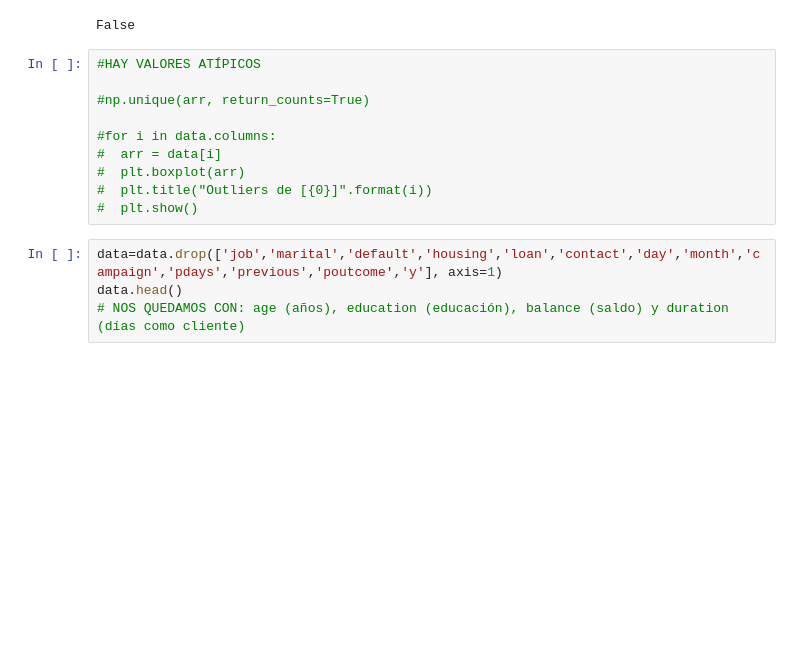
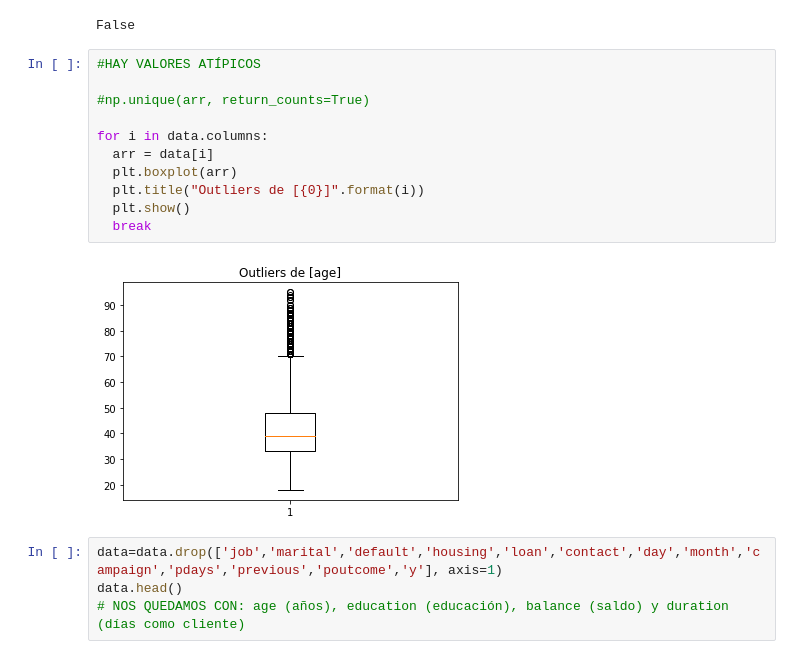
Before and after one commit to javierarteagapuell/deeplearning, a Jupyter notebook: Ejercicio2.ipynb, the cells around one changed output. Cells and saved outputs as stored; diff of their text form; blank space fills up the shorter version.

```diff
--- a/Ejercicio2.ipynb
+++ b/Ejercicio2.ipynb
@@ -34,13 +34,16 @@ False
 # %%
 #HAY VALORES ATÍPICOS
 
 #np.unique(arr, return_counts=True)
 
-#for i in data.columns:
-#  arr = data[i]
-#  plt.boxplot(arr)
-#  plt.title("Outliers de [{0}]".format(i))
-#  plt.show()
+for i in data.columns:
+  arr = data[i]
+  plt.boxplot(arr)
+  plt.title("Outliers de [{0}]".format(i))
+  plt.show()
+  break
+# %% [output]
+[figure, added]
 # %%
 data=data.drop(['job','marital','default','housing','loan','contact','day','month','campaign','pdays','previous','poutcome','y'], axis=1)
 data.head()
```
